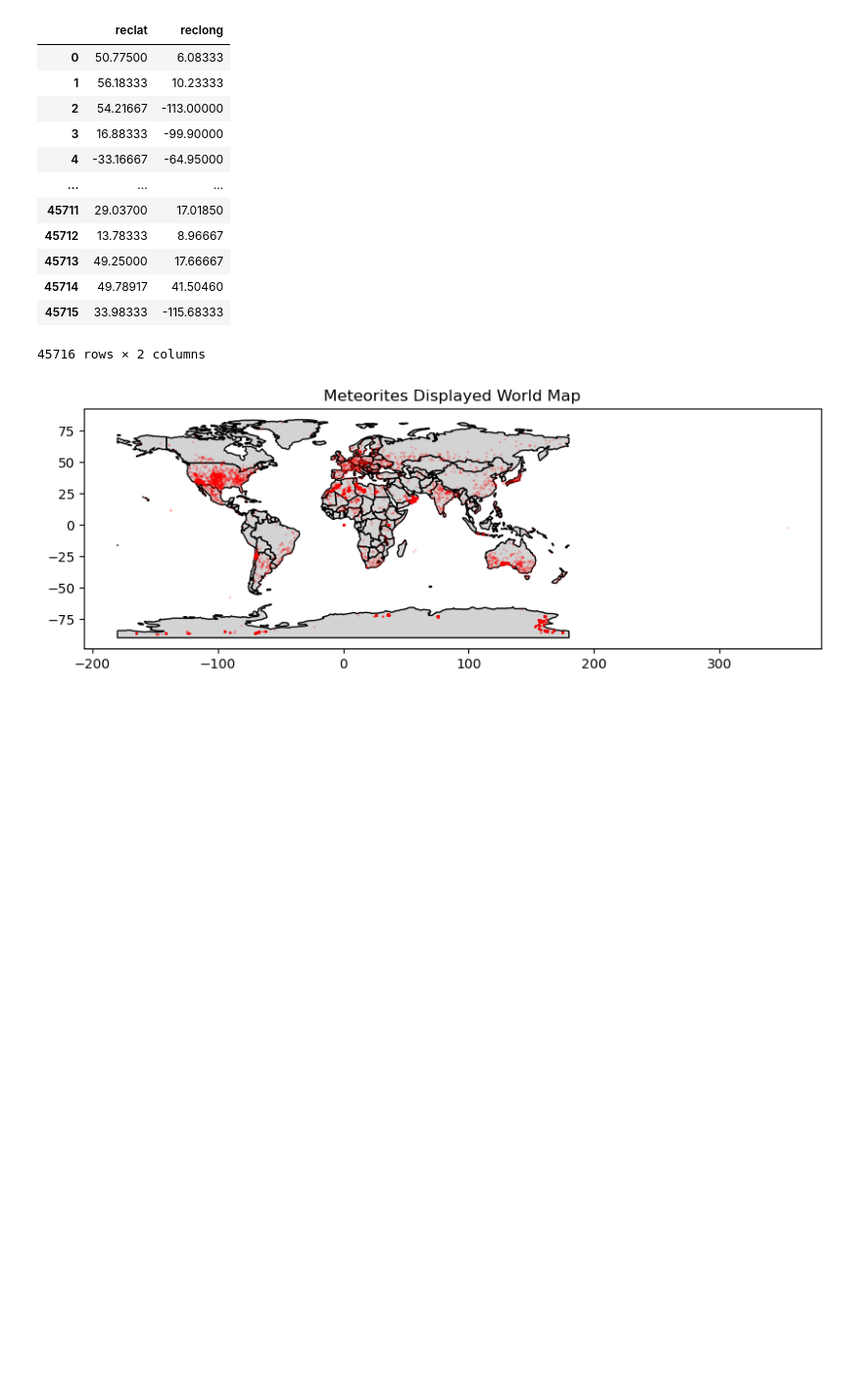
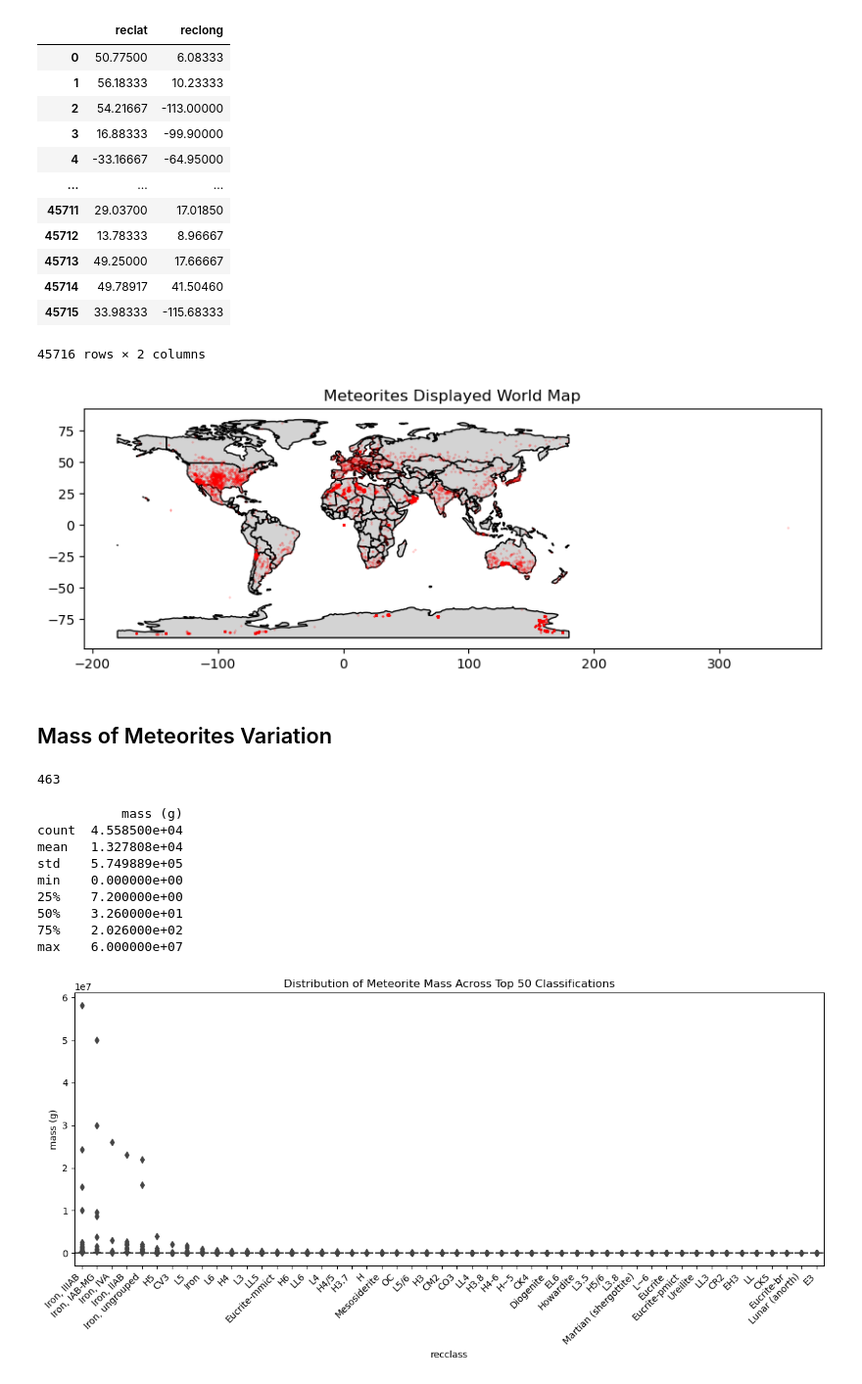
Before and after one commit to tjguan/ece143_project, a Jupyter notebook: Meteorite_Project.ipynb, the cells around one changed output. Shown at 98% size. Drawn from its saved outputs; the diff is of its cells as text; code cells hidden in the pictures; blank space fills up the shorter version.

Commit message:
mass variation

```diff
--- a/Meteorite_Project.ipynb
+++ b/Meteorite_Project.ipynb
@@ -62,3 +62,44 @@ plt.title('Meteorites Displayed World Map')
 plt.show()
 # %% [output]
 [figure]
+# %% [markdown]
+## Mass of Meteorites Variation
+# %%
+# How does the mass of meteorites vary across different classifications?
+import seaborn as sns
+
+masses = df[['mass (g)']]
+classes = df[['recclass']]
+mass_class = pd.concat([masses, classes], axis=1)
+mass_class = mass_class.dropna()
+mass_class = mass_class.sort_values(by='mass (g)', ascending=False)
+# masses = masses.dropna()
+# masses
+# %%
+mass_class['recclass'].nunique()
+# %% [output]
+463
+# %%
+# Descriptive statistics
+print(mass_class.describe())
+
+top_50_classes = mass_class['recclass'].value_counts().nlargest(50).index
+mass_class_subset = mass_class[mass_class['recclass'].isin(top_50_classes)]
+
+plt.figure(figsize=(12, 6))
+sns.boxplot(x='recclass', y='mass (g)', data=mass_class_subset)
+plt.xticks(rotation=45, ha='right')
+plt.title('Distribution of Meteorite Mass Across Top 50 Classifications')
+plt.tight_layout()
+plt.show()
+# %% [output]
+           mass (g)
+count  4.558500e+04
+mean   1.327808e+04
+std    5.749889e+05
+min    0.000000e+00
+25%    7.200000e+00
+50%    3.260000e+01
+75%    2.026000e+02
+max    6.000000e+07
+[figure, added]
```
Also changed, not shown: 1 other file.
